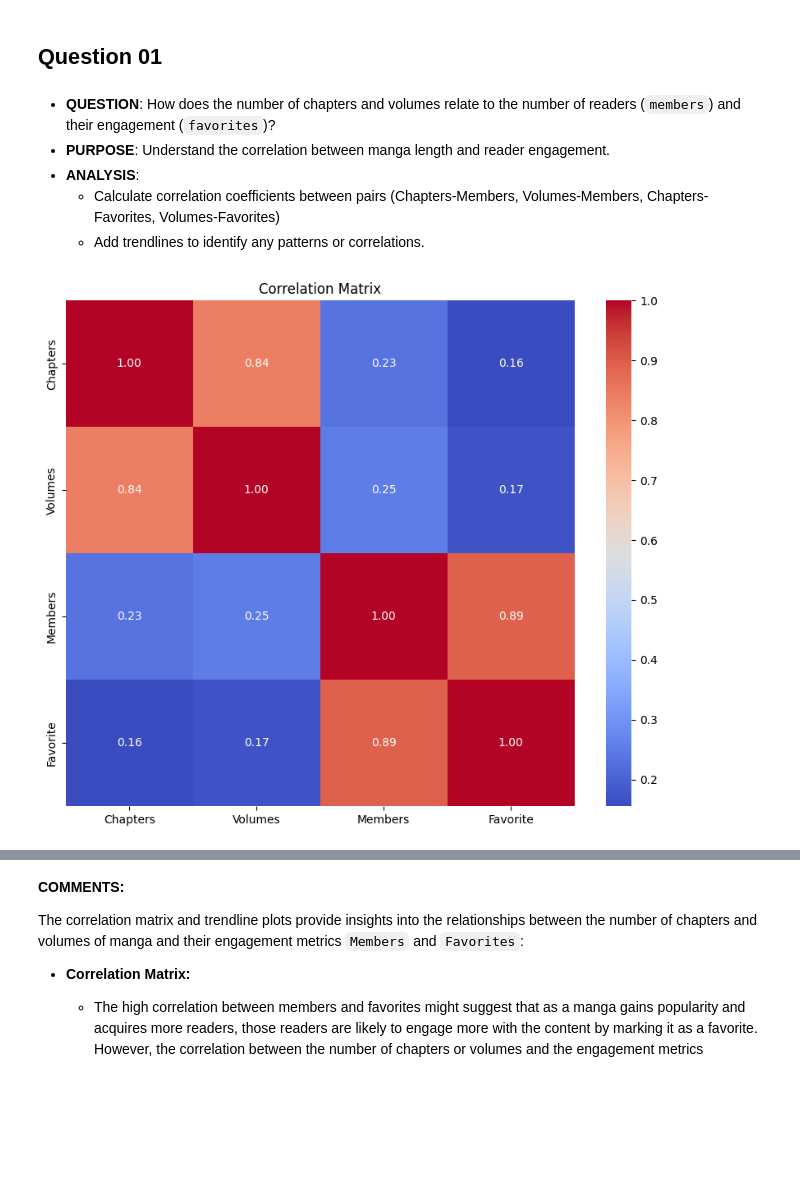
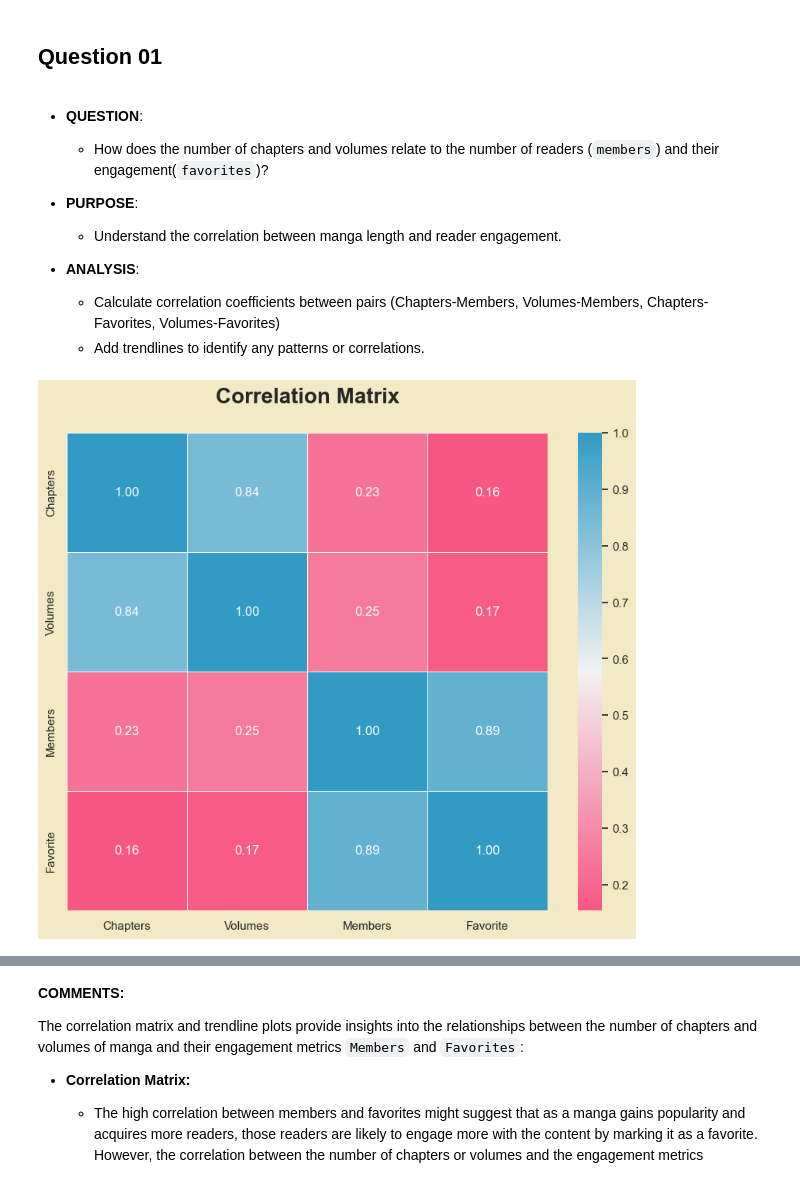
Before and after one commit to duongtruongbinh/IntroDS_FinalProject, a Jupyter notebook: src/Asking_Questions_and_Analyzing.ipynb, the cells around one changed output, grey strips where cells are left out. Drawn from its saved outputs; the diff is of its cells as text; code cells hidden in the pictures; blank space fills up the shorter version.

Commit message:
Update file Asking and Preprocess
+ Chỉnh màu cho các chart
+ Sửa lại form các câu hỏi

```diff
--- a/src/Asking_Questions_and_Analyzing.ipynb
+++ b/src/Asking_Questions_and_Analyzing.ipynb
@@ -71,22 +71,28 @@ memory usage: 813.9+ KB
 # %% [markdown]
 ## Question 01 <a class="anchor" id="Question 01"></a>
 # %% [markdown]
-+ **QUESTION**: How does the number of chapters and volumes relate to the number of readers (`members`) and their engagement (`favorites`)?
-+ **PURPOSE**: Understand the correlation between manga length and reader engagement.
++ **QUESTION**:
+    + How does the number of chapters and volumes relate to the number of readers (`members`) and their engagement(`favorites`)?
+
++ **PURPOSE**:
+    + Understand the correlation between manga length and reader engagement.
+
 + **ANALYSIS**:
-    + Calculate correlation coefficients between pairs (Chapters-Members, Volumes-Members, Chapters-Favorites, Volumes-Favorites)
-    + Add trendlines to identify any patterns or correlations.
+   + Calculate correlation coefficients between pairs (Chapters-Members, Volumes-Members, Chapters-Favorites, Volumes-Favorites)
+   + Add trendlines to identify any patterns or correlations.
 # %%
 # Calculating correlation coefficients
+sns.set(rc={"axes.facecolor":"#F2EAC5","figure.facecolor":"#F2EAC5"})
 manga_copy_df = manga_df.copy()
 correlation_matrix = manga_copy_df[['Chapters', 'Volumes', 'Members', 'Favorite']].corr()
 
 plt.figure(figsize=(10, 8))
-sns.heatmap(correlation_matrix, annot=True, cmap='coolwarm', fmt='.2f')
-plt.title('Correlation Matrix')
+cmap = sns.diverging_palette(0, 230, 90, 60, as_cmap=True)
+sns.heatmap(correlation_matrix, annot=True, cmap=cmap, fmt='.2f', linewidths=.5, linecolor='w',annot_kws=dict(color="white"))
+plt.title('Correlation Matrix\n', fontsize=20, weight='bold')
 plt.show()
 # %% [output]
-[figure, old version]
+[figure, new version]
 # %%
 fig, axes = plt.subplots(2, 2, figsize=(15, 10))
 
```
Also changed, not shown: parts of 30 cells of this notebook, 2 other files.
